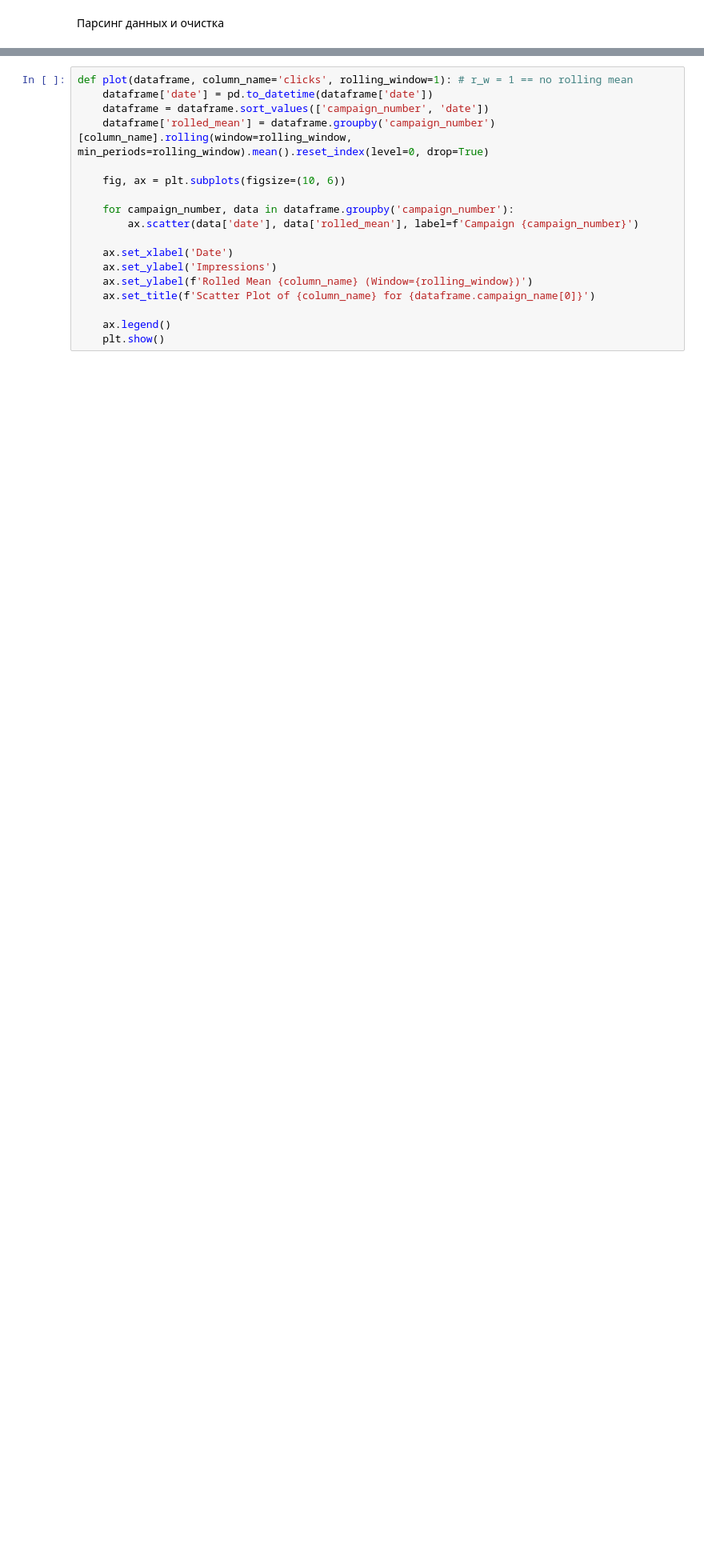
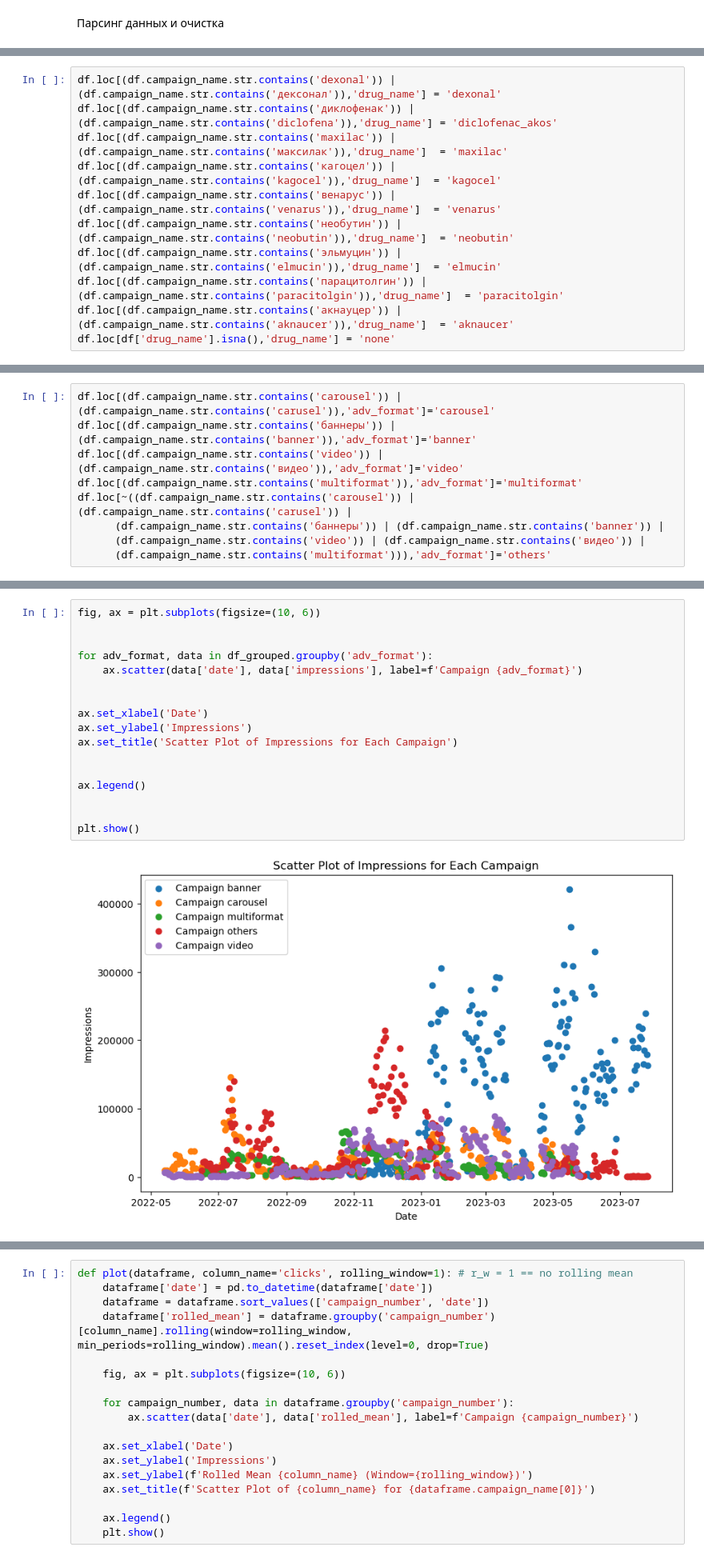
Before and after one commit to Eva-lion/Binnofarm, a Jupyter notebook: clicked.ipynb, the cells around one changed output, grey strips where cells are left out. Shown at 80% size. Saved outputs shown, nothing was run; the diff lists cells and outputs as text; blank space fills up the shorter version.

```diff
--- a/clicked.ipynb
+++ b/clicked.ipynb
@@ -80,0 +45,11 @@ Name: impressions, dtype: int64
+# %%
+df.loc[(df.campaign_name.str.contains('dexonal')) | (df.campaign_name.str.contains('дексонал')),'drug_name'] = 'dexonal'
+df.loc[(df.campaign_name.str.contains('диклофенак')) | (df.campaign_name.str.contains('diclofena')),'drug_name'] = 'diclofenac_akos'
+df.loc[(df.campaign_name.str.contains('maxilac')) | (df.campaign_name.str.contains('максилак')),'drug_name']  = 'maxilac'
+df.loc[(df.campaign_name.str.contains('кагоцел')) | (df.campaign_name.str.contains('kagocel')),'drug_name']  = 'kagocel'
+df.loc[(df.campaign_name.str.contains('венарус')) | (df.campaign_name.str.contains('venarus')),'drug_name']  = 'venarus'
+df.loc[(df.campaign_name.str.contains('необутин')) | (df.campaign_name.str.contains('neobutin')),'drug_name']  = 'neobutin'
+df.loc[(df.campaign_name.str.contains('эльмуцин')) | (df.campaign_name.str.contains('elmucin')),'drug_name']  = 'elmucin'
+df.loc[(df.campaign_name.str.contains('парацитолгин')) | (df.campaign_name.str.contains('paracitolgin')),'drug_name']  = 'paracitolgin'
+df.loc[(df.campaign_name.str.contains('акнауцер')) | (df.campaign_name.str.contains('aknaucer')),'drug_name']  = 'aknaucer'
+df.loc[df['drug_name'].isna(),'drug_name'] = 'none'
@@ -80,0 +71,9 @@ Name: impressions, dtype: int64
+# %%
+df.loc[(df.campaign_name.str.contains('carousel')) | (df.campaign_name.str.contains('carusel')),'adv_format']='carousel'
+df.loc[(df.campaign_name.str.contains('баннеры')) | (df.campaign_name.str.contains('banner')),'adv_format']='banner'
+df.loc[(df.campaign_name.str.contains('video')) | (df.campaign_name.str.contains('видео')),'adv_format']='video'
+df.loc[(df.campaign_name.str.contains('multiformat')),'adv_format']='multiformat'
+df.loc[~((df.campaign_name.str.contains('carousel')) | (df.campaign_name.str.contains('carusel')) |
+      (df.campaign_name.str.contains('баннеры')) | (df.campaign_name.str.contains('banner')) |
+      (df.campaign_name.str.contains('video')) | (df.campaign_name.str.contains('видео')) |
+      (df.campaign_name.str.contains('multiformat'))),'adv_format']='others'
@@ -80,0 +110,19 @@ Name: impressions, dtype: int64
+# %%
+fig, ax = plt.subplots(figsize=(10, 6))
+
+
+for adv_format, data in df_grouped.groupby('adv_format'):
+    ax.scatter(data['date'], data['impressions'], label=f'Campaign {adv_format}')
+
+
+ax.set_xlabel('Date')
+ax.set_ylabel('Impressions')
+ax.set_title('Scatter Plot of Impressions for Each Campaign')
+
+
+ax.legend()
+
+
+plt.show()
+# %% [output]
+[figure, added]
```
Also changed, not shown: parts of 46 cells of this notebook.
